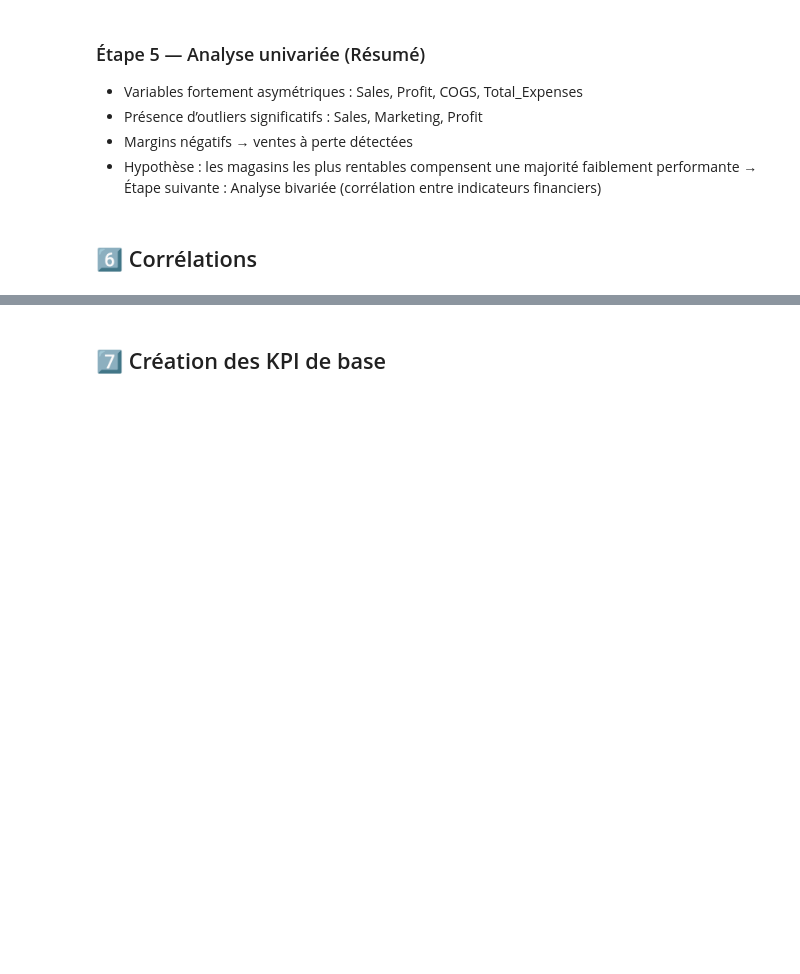
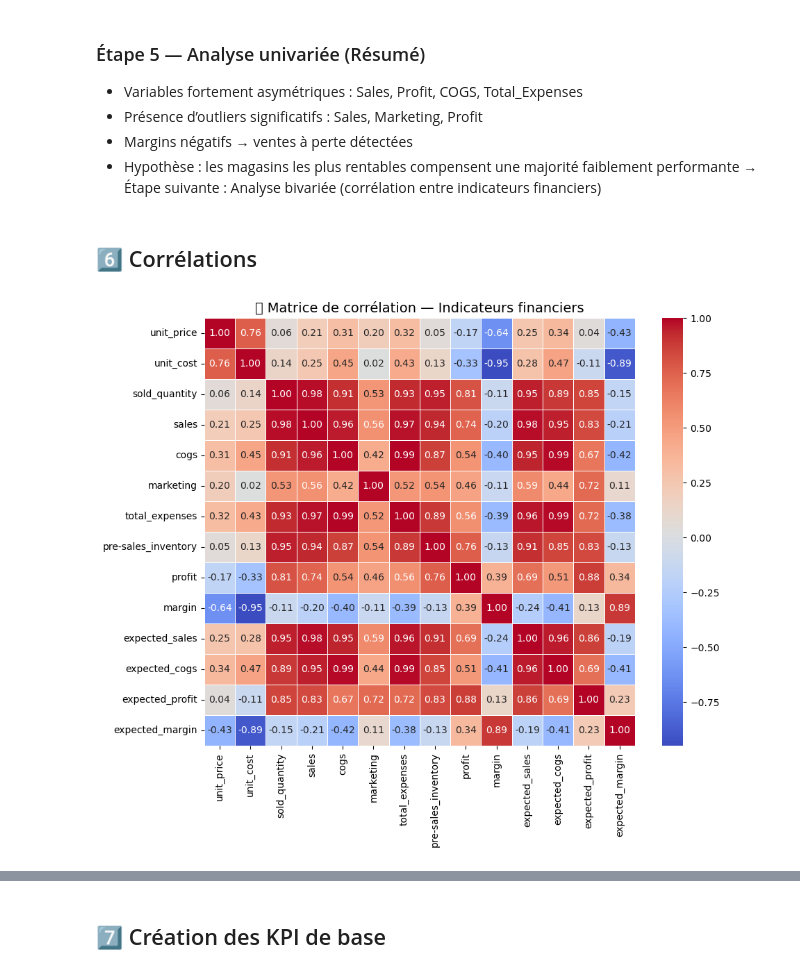
Before and after one commit to Shiiroz/MellowMood, a Jupyter notebook: NoteBook/financier.ipynb, the cells around one changed output, grey strips where cells are left out. Drawn from its saved outputs; the diff is of its cells as text; code cells hidden in the pictures; blank space fills up the shorter version.

```diff
--- a/NoteBook/financier.ipynb
+++ b/NoteBook/financier.ipynb
@@ -308,3 +308,15 @@ plt.show()
 → Étape suivante : Analyse bivariée (corrélation entre indicateurs financiers)
 # %% [markdown]
 ## 6️⃣ Corrélations
+# %%
+# MATRICE DE CORRÉLATION
+
+plt.figure(figsize=(10, 8))
+corr = df_fin_clean.corr(numeric_only=True)
+sns.heatmap(
+    corr, cmap="coolwarm", annot=True, fmt=".2f", linewidths=0.5
+)
+plt.title("🔗 Matrice de corrélation — Indicateurs financiers", fontsize=14)
+plt.show()
+# %% [output]
+[figure, added]
```
Also changed, not shown: parts of 8 cells of this notebook.
